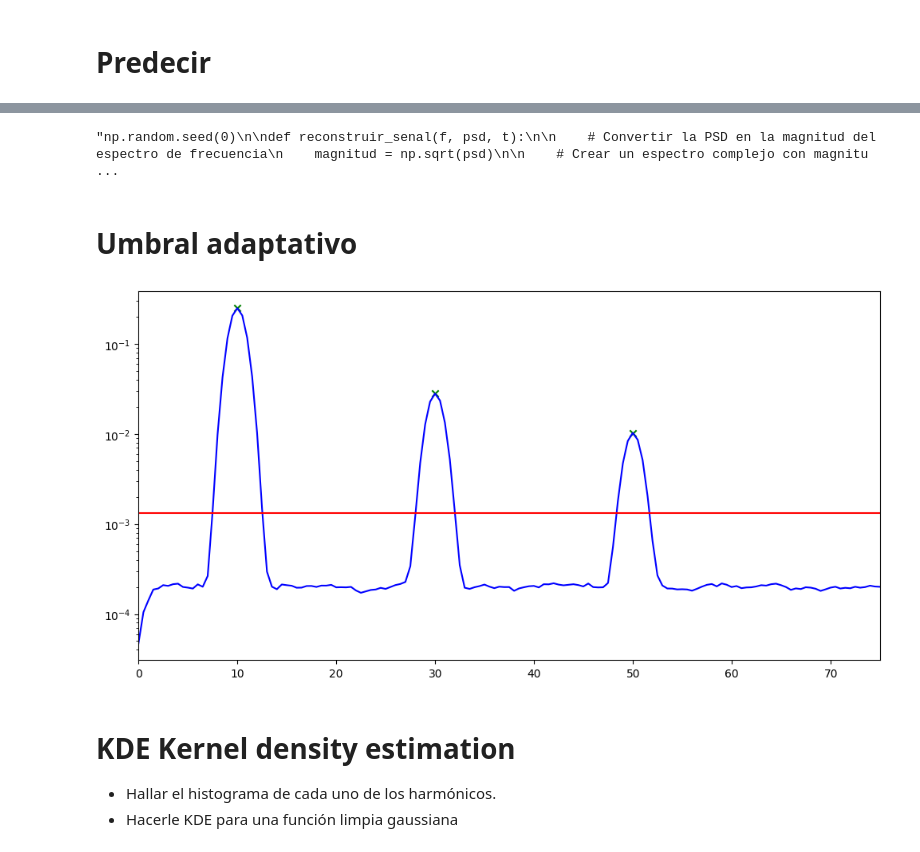
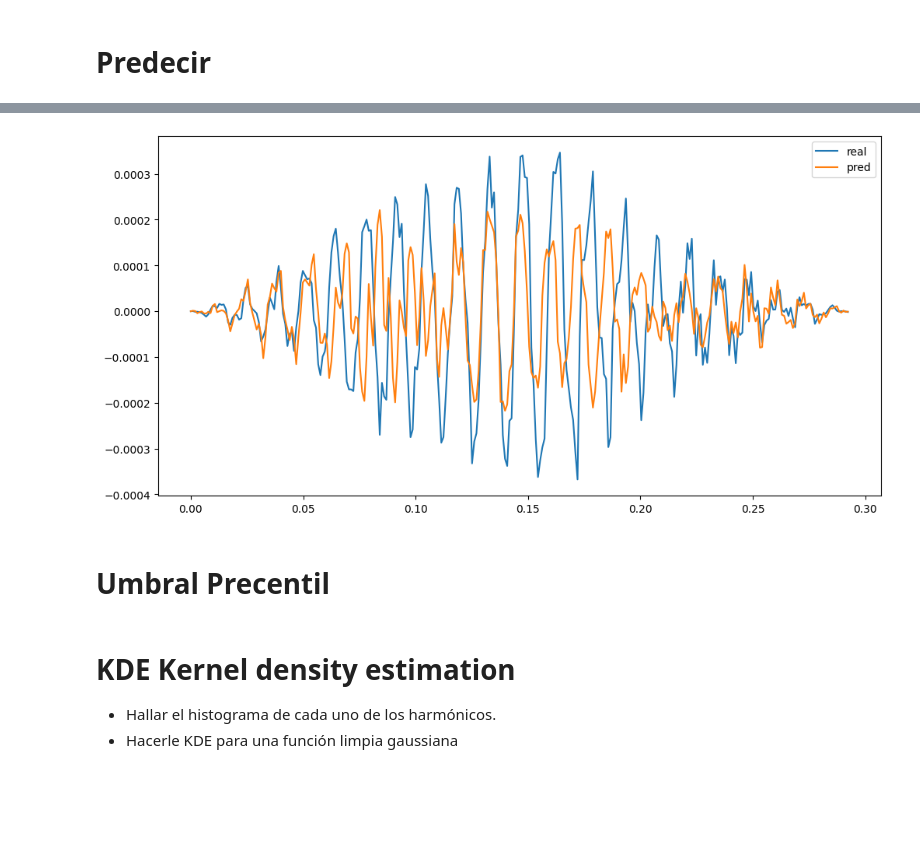
Before and after one commit to dramirezbe/Signal-theory, a Jupyter notebook: Random-signal-analysis/PSD_Estimation.ipynb, the cells around one changed output, grey strips where cells are left out. Saved outputs shown, nothing was run; the diff lists cells and outputs as text; code cells hidden in the pictures; blank space fills up the shorter version.

```diff
--- a/Random-signal-analysis/PSD_Estimation.ipynb
+++ b/Random-signal-analysis/PSD_Estimation.ipynb
@@ -174,65 +222,51 @@ plt.show()
 # %%
-"""np.random.seed(0)
+np.random.seed(0)
 
 def reconstruir_senal(f, psd, t):
 
     # Convertir la PSD en la magnitud del espectro de frecuencia
     magnitud = np.sqrt(psd)
 
     # Crear un espectro complejo con magnitud y fase aleatoria
 
     fase_aleatoria = np.exp(1j * np.random.uniform(0, 2 * np.pi, len(f)))
     espectro = magnitud * fase_aleatoria
 
     # Duplicar el espectro para considerar las frecuencias negativas
     espectro_completo = np.concatenate([espectro, np.conj(espectro[::-1])])
 
-    # Realizar la IFFT para obtener la señal en el dominio temporal
+    # Realizar la IFFT para obtener la señaligena en el dominio temporal
     senal = np.fft.ifft(espectro_completo)
 
-    # Asegurar que la señal resultante sea real
+    # Asegurar que la señaligena resultante sea real
     senal_real = np.real(senal)
+
+    # Shift the reconstructed signal to avoid loss in the middle
+    senal_real = np.roll(senal_real, len(senal_real) // 2)
 
     return senal_real[:len(t)]
 
-rec_real = reconstruir_senal(f, Psd_real[100], t)
-rec_pred = reconstruir_senal(f,psd_pred[100], t)
-t_rec = t[0:502]
 
+rec_X_real = np.zeros((M,300))
+rec_X_pred = np.zeros((M,300))
+
+for i in range(psd_pred.shape[0]):
+    rec_pred = reconstruir_senal(f, psd_pred[i], t)
+    rec_real = reconstruir_senal(f, Psd_real[i], t)
+    rec_X_real[i] = rec_real
+    rec_X_pred[i] = rec_pred
+
+t_rec = t[:300]
+
+rec_X_real = np.mean(rec_X_real, axis=0)
+rec_X_pred = np.mean(rec_X_pred, axis=0)
 
 plt.figure(figsize=(12,6))
-plt.plot(t_rec, rec_real, label='real')
-plt.plot(t_rec, rec_pred, label='pred')
+plt.plot(t_rec, rec_X_real, label='real')
+plt.plot(t_rec, rec_X_pred, label='pred')
 plt.legend()
-plt.show()"""
+plt.show()
 # %% [output]
-"np.random.seed(0)\n\ndef reconstruir_senal(f, psd, t):\n\n    # Convertir la PSD en la magnitud del espectro de frecuencia\n    magnitud = np.sqrt(psd)\n\n    # Crear un espectro complejo con magnitu ...
+[figure, added]
 # %% [markdown]
-# Umbral adaptativo
+# Umbral Precentil
-# %%
-def harmonics(f, psd):
-
-    psd_mean = np.mean(psd)
-
-    peaks, _ = sig.find_peaks(psd, height=psd_mean, distance=1)
-
-    peaks_filtered = peaks[psd[peaks] > psd_mean] #filtrar picos
-    # Paso 3: Obtener las coordenadas
-    harm_f = f[peaks_filtered]
-    harm_psd = psd[peaks_filtered]
-
-
-    return psd_mean, harm_f, harm_psd
-
-
-thres, harm_f, harm_psd = harmonics(f, psd_pred[100])
-
-plt.figure(figsize=(12,6))
-plt.semilogy(f, psd_pred[100], c='b')
-plt.semilogy(f, np.full(len(f), thres), c='r')
-plt.scatter(harm_f, harm_psd,  marker='x', c='g')
-
-plt.xlim([0,75])
-plt.show()
-# %% [output]
-[figure, removed]
```
Also changed, not shown: parts of 15 cells of this notebook, 3 other files.
